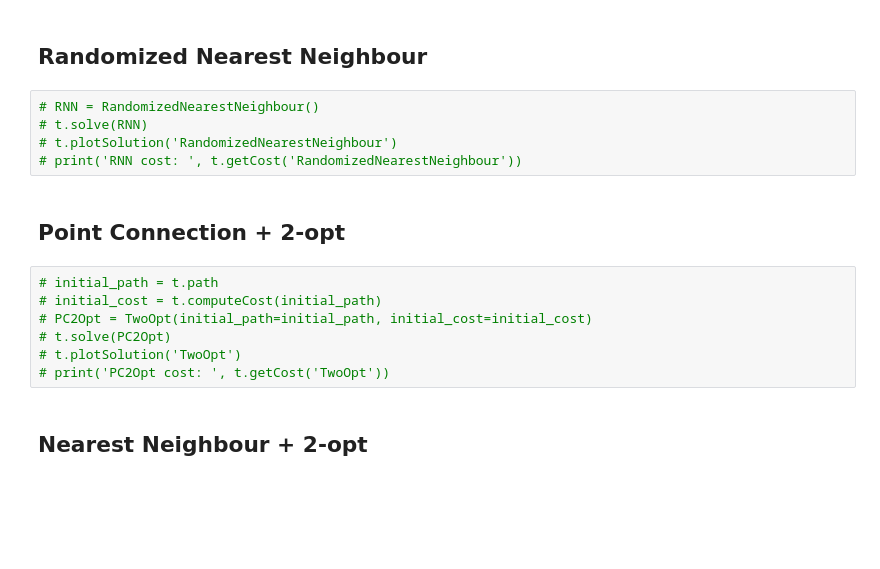
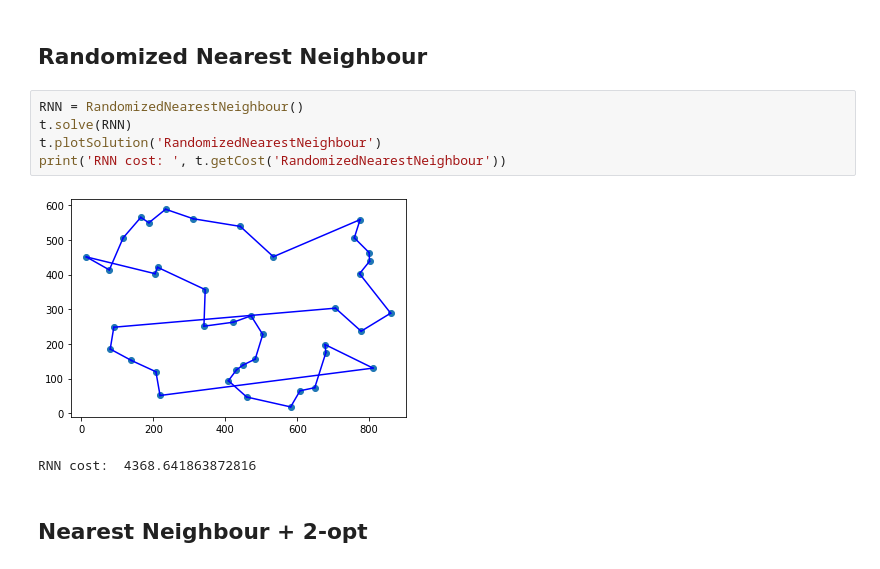
Before and after one commit to L4plac3/localsearch_tsp, a Jupyter notebook: code/test.ipynb, the cells around one changed output. Drawn from its saved outputs; the diff is of its cells as text; blank space fills up the shorter version.

```diff
--- a/code/test.ipynb
+++ b/code/test.ipynb
@@ -34,19 +64,13 @@ t.plotData()
 # %% [markdown]
 ## Randomized Nearest Neighbour
 # %%
-# RNN = RandomizedNearestNeighbour()
-# t.solve(RNN)
-# t.plotSolution('RandomizedNearestNeighbour')
-# print('RNN cost: ', t.getCost('RandomizedNearestNeighbour'))
+RNN = RandomizedNearestNeighbour()
+t.solve(RNN)
+t.plotSolution('RandomizedNearestNeighbour')
+print('RNN cost: ', t.getCost('RandomizedNearestNeighbour'))
+# %% [output]
+[figure, added]
+RNN cost:  4368.641863872816
-# %% [markdown]
-## Point Connection + 2-opt
-# %%
-# initial_path = t.path
-# initial_cost = t.computeCost(initial_path)
-# PC2Opt = TwoOpt(initial_path=initial_path, initial_cost=initial_cost)
-# t.solve(PC2Opt)
-# t.plotSolution('TwoOpt')
-# print('PC2Opt cost: ', t.getCost('TwoOpt'))
 # %% [markdown]
 ## Nearest Neighbour + 2-opt
 # %%
```
Also changed, not shown: parts of 18 cells of this notebook, 1 other file.
